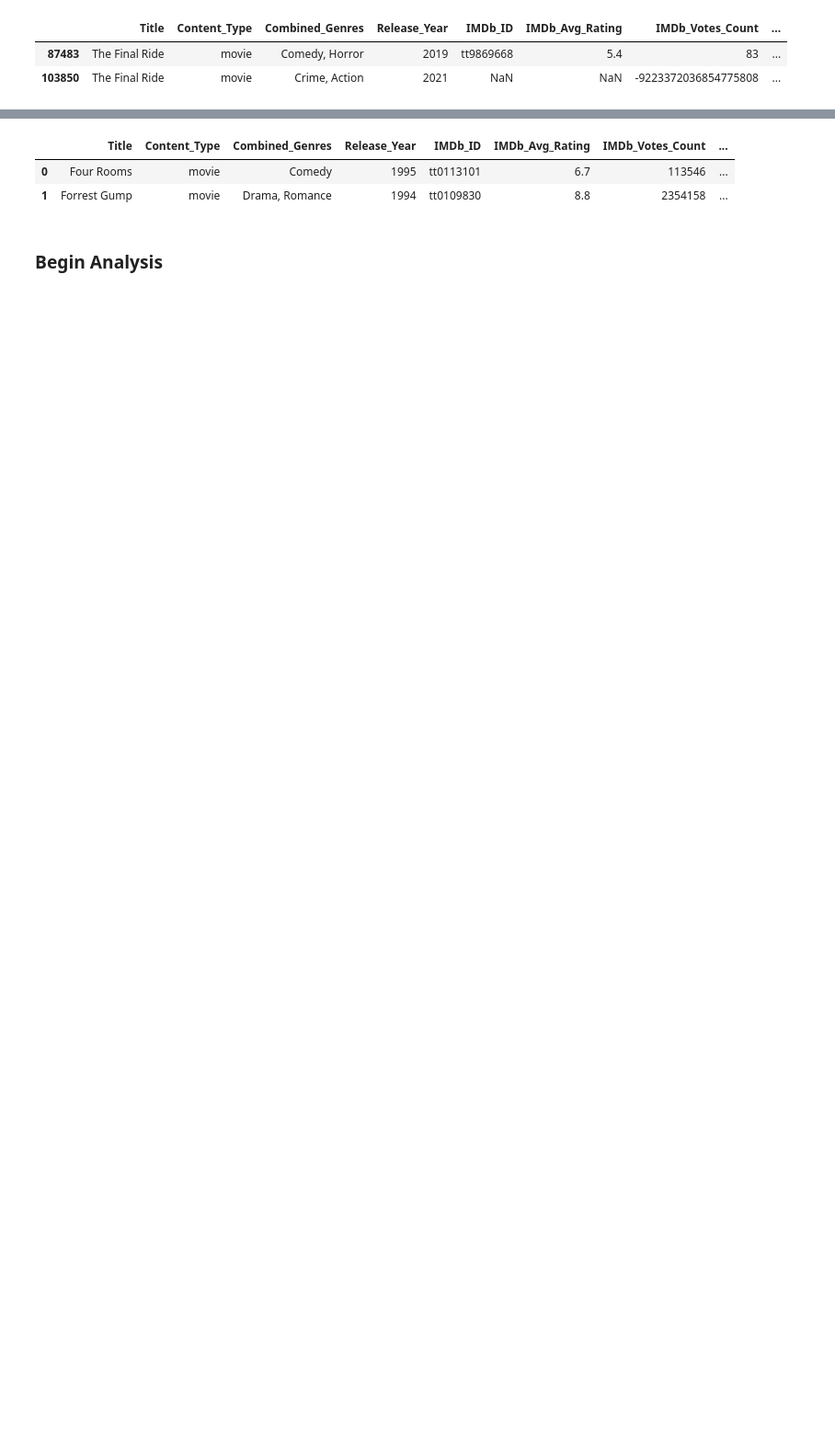
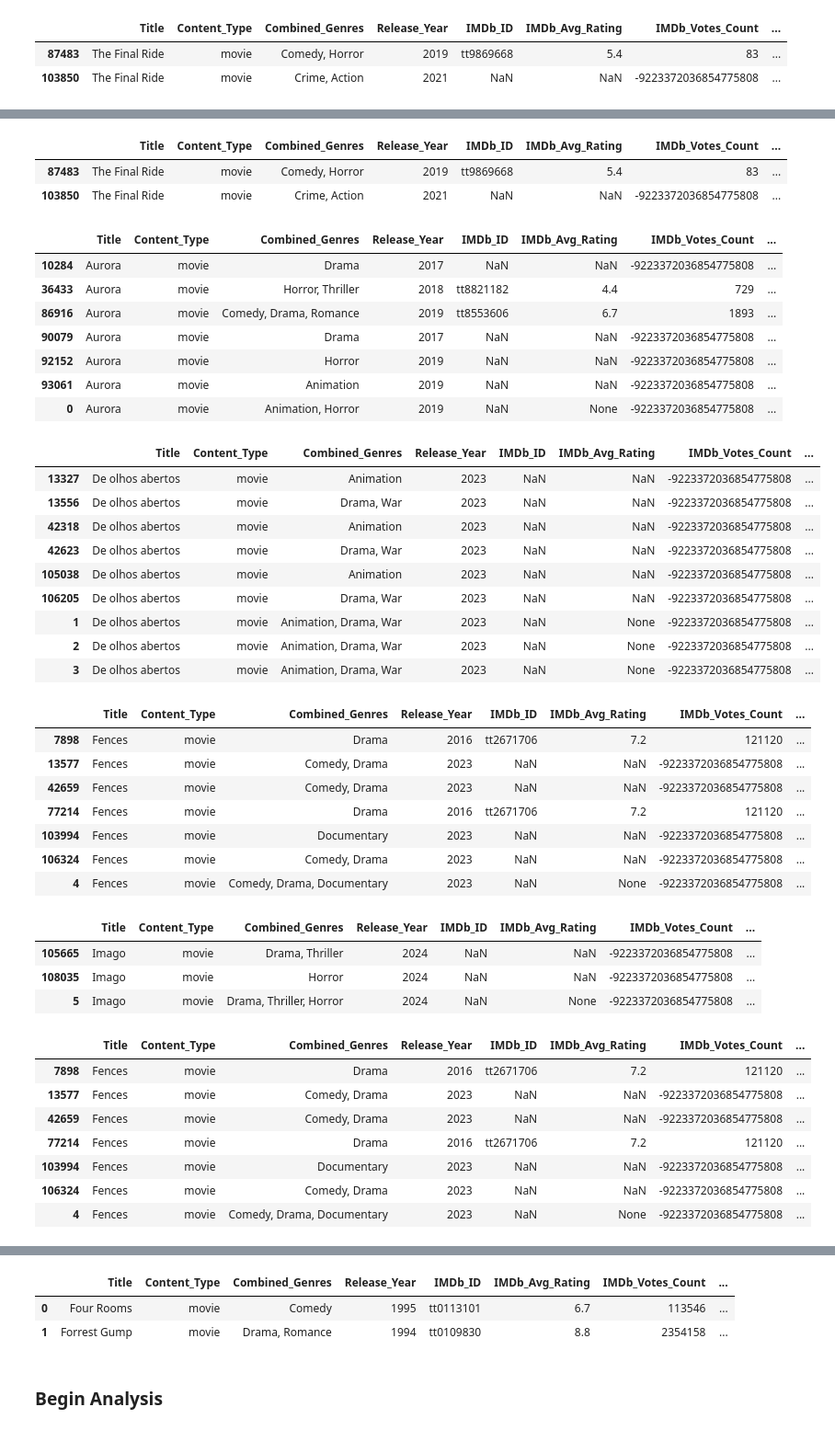
Before and after one commit to rkynhoff/Streaming_Service_Comparisons, a Jupyter notebook: STRM_SERV_COMP_V2.ipynb, the cells around one changed output, grey strips where cells are left out. Shown at 92% size. Cells and saved outputs as stored; diff of their text form; code cells hidden in the pictures; blank space fills up the shorter version.

```diff
--- a/STRM_SERV_COMP_V2.ipynb
+++ b/STRM_SERV_COMP_V2.ipynb
@@ -365,0 +411,55 @@ streaming_v4[streaming_v4["Title"] == "The Final Ride"]
+# %%
+# Check to ensure that one of the titles with a duplicate row matching title, content_type, release_year, and service_name, but with a null value is Genres is present with the correct combined genres
+streaming_v4[streaming_v4["Title"] == "The Final Ride"]
+# %% [output]
+|  | Title | Content_Type | Combined_Genres | Release_Year | IMDb_ID | IMDb_Avg_Rating | IMDb_Votes_Count | ... |
+| 87483 | The Final Ride | movie | Comedy, Horror | 2019 | tt9869668 | 5.4 | 83 | ... |
+| 103850 | The Final Ride | movie | Crime, Action | 2021 | NaN | NaN | -9223372036854775808 | ... |
+# %%
+display(streaming_v4[streaming_v4["Title"] == "Aurora"])
+display(streaming_v4[streaming_v4["Title"] == "De olhos abertos"])
+display(streaming_v4[streaming_v4["Title"] == "Fences"])
+display(streaming_v4[streaming_v4["Title"] == "Imago"])
+display(streaming_v4[streaming_v4["Title"] == "Fences"])
+display(streaming_v4[streaming_v4["Title"] == "Leonardo: The Man Who Saved Science"])
+display(streaming_v4[streaming_v4["Title"] == "Stealing Chaplin"])
+display(streaming_v4[streaming_v4["Title"] == "When life gives you lemons"])
+# %% [output]
+|  | Title | Content_Type | Combined_Genres | Release_Year | IMDb_ID | IMDb_Avg_Rating | IMDb_Votes_Count | ... |
+| 10284 | Aurora | movie | Drama | 2017 | NaN | NaN | -9223372036854775808 | ... |
+| 36433 | Aurora | movie | Horror, Thriller | 2018 | tt8821182 | 4.4 | 729 | ... |
+| 86916 | Aurora | movie | Comedy, Drama, Romance | 2019 | tt8553606 | 6.7 | 1893 | ... |
+| 90079 | Aurora | movie | Drama | 2017 | NaN | NaN | -9223372036854775808 | ... |
+| 92152 | Aurora | movie | Horror | 2019 | NaN | NaN | -9223372036854775808 | ... |
+| 93061 | Aurora | movie | Animation | 2019 | NaN | NaN | -9223372036854775808 | ... |
+| 0 | Aurora | movie | Animation, Horror | 2019 | NaN | None | -9223372036854775808 | ... |
+|  | Title | Content_Type | Combined_Genres | Release_Year | IMDb_ID | IMDb_Avg_Rating | IMDb_Votes_Count | ... |
+| 13327 | De olhos abertos | movie | Animation | 2023 | NaN | NaN | -9223372036854775808 | ... |
+| 13556 | De olhos abertos | movie | Drama, War | 2023 | NaN | NaN | -9223372036854775808 | ... |
+| 42318 | De olhos abertos | movie | Animation | 2023 | NaN | NaN | -9223372036854775808 | ... |
+| 42623 | De olhos abertos | movie | Drama, War | 2023 | NaN | NaN | -9223372036854775808 | ... |
+| 105038 | De olhos abertos | movie | Animation | 2023 | NaN | NaN | -9223372036854775808 | ... |
+| 106205 | De olhos abertos | movie | Drama, War | 2023 | NaN | NaN | -9223372036854775808 | ... |
+| 1 | De olhos abertos | movie | Animation, Drama, War | 2023 | NaN | None | -9223372036854775808 | ... |
+| 2 | De olhos abertos | movie | Animation, Drama, War | 2023 | NaN | None | -9223372036854775808 | ... |
+| 3 | De olhos abertos | movie | Animation, Drama, War | 2023 | NaN | None | -9223372036854775808 | ... |
+|  | Title | Content_Type | Combined_Genres | Release_Year | IMDb_ID | IMDb_Avg_Rating | IMDb_Votes_Count | ... |
+| 7898 | Fences | movie | Drama | 2016 | tt2671706 | 7.2 | 121120 | ... |
+| 13577 | Fences | movie | Comedy, Drama | 2023 | NaN | NaN | -9223372036854775808 | ... |
+| 42659 | Fences | movie | Comedy, Drama | 2023 | NaN | NaN | -9223372036854775808 | ... |
+| 77214 | Fences | movie | Drama | 2016 | tt2671706 | 7.2 | 121120 | ... |
+| 103994 | Fences | movie | Documentary | 2023 | NaN | NaN | -9223372036854775808 | ... |
+| 106324 | Fences | movie | Comedy, Drama | 2023 | NaN | NaN | -9223372036854775808 | ... |
+| 4 | Fences | movie | Comedy, Drama, Documentary | 2023 | NaN | None | -9223372036854775808 | ... |
+|  | Title | Content_Type | Combined_Genres | Release_Year | IMDb_ID | IMDb_Avg_Rating | IMDb_Votes_Count | ... |
+| 105665 | Imago | movie | Drama, Thriller | 2024 | NaN | NaN | -9223372036854775808 | ... |
+| 108035 | Imago | movie | Horror | 2024 | NaN | NaN | -9223372036854775808 | ... |
+| 5 | Imago | movie | Drama, Thriller, Horror | 2024 | NaN | None | -9223372036854775808 | ... |
+|  | Title | Content_Type | Combined_Genres | Release_Year | IMDb_ID | IMDb_Avg_Rating | IMDb_Votes_Count | ... |
+| 7898 | Fences | movie | Drama | 2016 | tt2671706 | 7.2 | 121120 | ... |
+| 13577 | Fences | movie | Comedy, Drama | 2023 | NaN | NaN | -9223372036854775808 | ... |
+| 42659 | Fences | movie | Comedy, Drama | 2023 | NaN | NaN | -9223372036854775808 | ... |
+| 77214 | Fences | movie | Drama | 2016 | tt2671706 | 7.2 | 121120 | ... |
+| 103994 | Fences | movie | Documentary | 2023 | NaN | NaN | -9223372036854775808 | ... |
+| 106324 | Fences | movie | Comedy, Drama | 2023 | NaN | NaN | -9223372036854775808 | ... |
+| 4 | Fences | movie | Comedy, Drama, Documentary | 2023 | NaN | None | -9223372036854775808 | ... |
```
Also changed, not shown: parts of 22 cells of this notebook.
